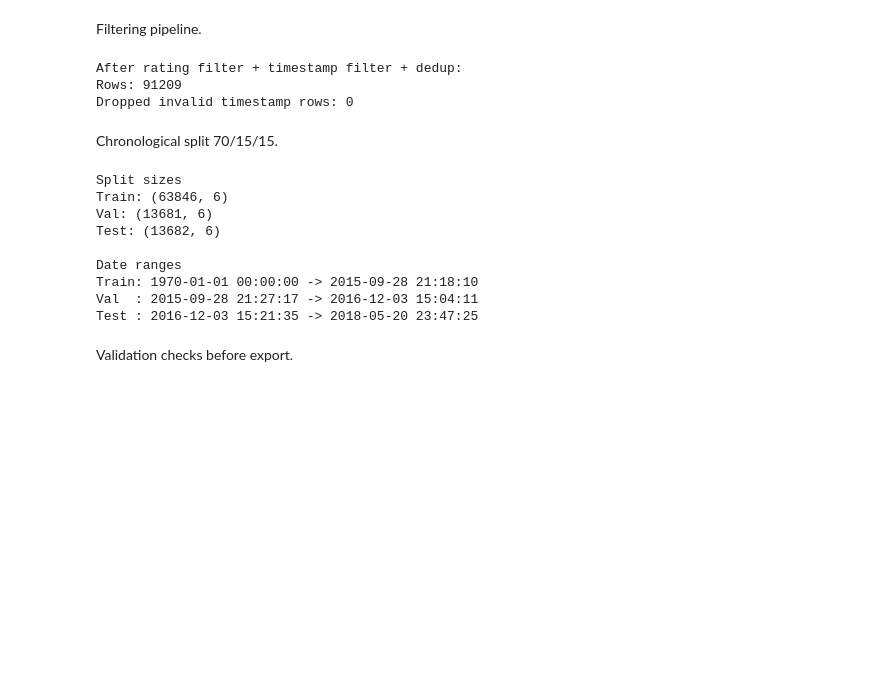
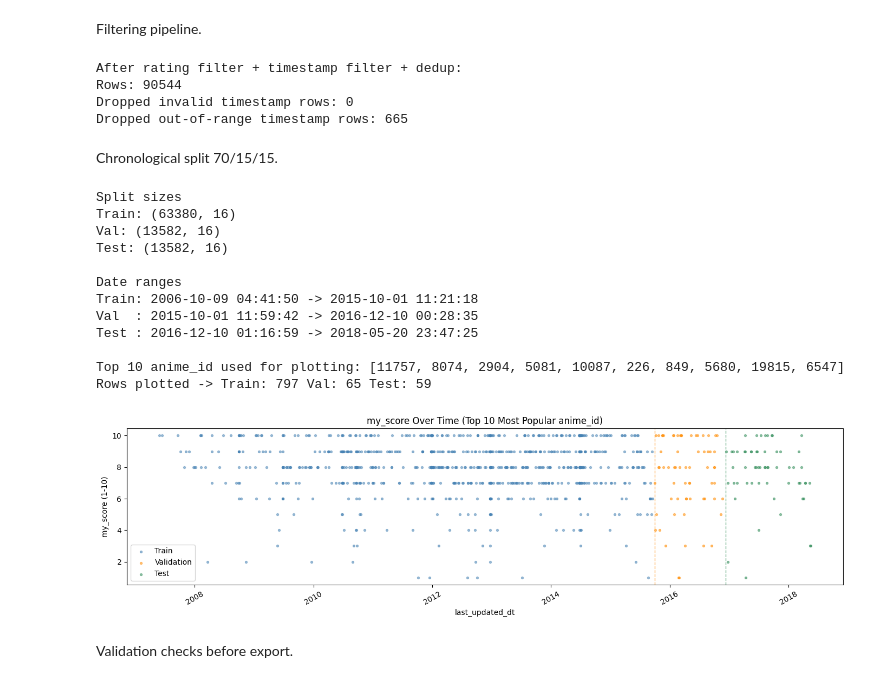
Before and after one commit to prynetopg777/STINTSYMajorOutput, a Jupyter notebook: 02_FilterData.ipynb, the cells around one changed output. Drawn from its saved outputs; the diff is of its cells as text; code cells hidden in the pictures; blank space fills up the shorter version.

```diff
--- a/02_FilterData.ipynb
+++ b/02_FilterData.ipynb
@@ -74,12 +57,18 @@ work = df.copy()
 work["my_score"] = pd.to_numeric(work["my_score"], errors="coerce")
 work = work[work["my_score"] >= 1].copy()
 
-# Parse timestamp safely (no infer_datetime_format)
+# Parse timestamp safely
 work["last_updated_dt"] = pd.to_datetime(work["last_updated_dt"], errors="coerce")
 
-# Keep only rows with valid timestamp for chronological split
+# Keep only rows with valid and plausible timestamps for chronological split
 before_ts = len(work)
 work = work.dropna(subset=["last_updated_dt"]).copy()
+
+min_valid_dt = pd.Timestamp("2000-01-01")
+max_valid_dt = pd.Timestamp("2030-01-01")
+out_of_range_mask = (work["last_updated_dt"] < min_valid_dt) | (work["last_updated_dt"] > max_valid_dt)
+dropped_out_of_range = int(out_of_range_mask.sum())
+work = work.loc[~out_of_range_mask].copy()
 
 # Optional de-duplication: keep latest user-anime interaction
 if {"username", "anime_id"}.issubset(work.columns):
@@ -88,43 +77,84 @@ if {"username", "anime_id"}.issubset(work.columns):
 
 print("After rating filter + timestamp filter + dedup:")
 print("Rows:", len(work))
-print("Dropped invalid timestamp rows:", before_ts - len(work))
+print("Dropped invalid timestamp rows:", before_ts - len(work) - dropped_out_of_range)
+print("Dropped out-of-range timestamp rows:", dropped_out_of_range)
 # %% [output]
 After rating filter + timestamp filter + dedup:
-Rows: 91209
+Rows: 90544
 Dropped invalid timestamp rows: 0
+Dropped out-of-range timestamp rows: 665
 # %% [markdown]
 Chronological split 70/15/15.
 # %%
 work = work.sort_values("last_updated_dt", kind="mergesort").reset_index(drop=True)
 
 n = len(work)
 i70 = int(n * 0.70)
 i85 = int(n * 0.85)
 
 train_df = work.iloc[:i70].copy()
 val_df = work.iloc[i70:i85].copy()
 test_df = work.iloc[i85:].copy()
 
 print("Split sizes")
 print("Train:", train_df.shape)
 print("Val:", val_df.shape)
 print("Test:", test_df.shape)
 
 print("\nDate ranges")
 print("Train:", train_df["last_updated_dt"].min(), "->", train_df["last_updated_dt"].max())
 print("Val  :", val_df["last_updated_dt"].min(), "->", val_df["last_updated_dt"].max())
 print("Test :", test_df["last_updated_dt"].min(), "->", test_df["last_updated_dt"].max())
+
+# Keep only the top 10 most popular anime_id values for visualization
+top_10_anime_ids = work["anime_id"].value_counts().head(10).index
+train_plot = train_df[train_df["anime_id"].isin(top_10_anime_ids)].copy()
+val_plot = val_df[val_df["anime_id"].isin(top_10_anime_ids)].copy()
+test_plot = test_df[test_df["anime_id"].isin(top_10_anime_ids)].copy()
+
+print("\nTop 10 anime_id used for plotting:", list(top_10_anime_ids))
+print("Rows plotted -> Train:", len(train_plot), "Val:", len(val_plot), "Test:", len(test_plot))
+
+import matplotlib.pyplot as plt
+import matplotlib.dates as mdates
+
+fig, ax = plt.subplots(figsize=(14, 4))
+
+ax.scatter(train_plot["last_updated_dt"], train_plot["my_score"], color="steelblue",  label="Train",      s=8, alpha=0.5)
+ax.scatter(val_plot["last_updated_dt"],   val_plot["my_score"],   color="darkorange", label="Validation", s=8, alpha=0.5)
+ax.scatter(test_plot["last_updated_dt"],  test_plot["my_score"],  color="seagreen",   label="Test",       s=8, alpha=0.5)
+
+ax.axvline(train_df["last_updated_dt"].max(), color="darkorange", linestyle="--", linewidth=1, alpha=0.7)
+ax.axvline(val_df["last_updated_dt"].max(),   color="seagreen",   linestyle="--", linewidth=1, alpha=0.7)
+
+ax.set_title("my_score Over Time (Top 10 Most Popular anime_id)")
+ax.set_xlabel("last_updated_dt")
+ax.set_ylabel("my_score (1-10)")
+ax.legend()
+
+# Auto locator/formatter improves readability across long timelines
+locator = mdates.AutoDateLocator(minticks=6, maxticks=10)
+ax.xaxis.set_major_locator(locator)
+ax.xaxis.set_major_formatter(mdates.ConciseDateFormatter(locator))
+
+plt.xticks(rotation=30)
+plt.tight_layout()
+plt.show()
 # %% [output]
 Split sizes
-Train: (63846, 6)
-Val: (13681, 6)
-Test: (13682, 6)
+Train: (63380, 16)
+Val: (13582, 16)
+Test: (13582, 16)
 
 Date ranges
-Train: 1970-01-01 00:00:00 -> 2015-09-28 21:18:10
-Val  : 2015-09-28 21:27:17 -> 2016-12-03 15:04:11
-Test : 2016-12-03 15:21:35 -> 2018-05-20 23:47:25
+Train: 2006-10-09 04:41:50 -> 2015-10-01 11:21:18
+Val  : 2015-10-01 11:59:42 -> 2016-12-10 00:28:35
+Test : 2016-12-10 01:16:59 -> 2018-05-20 23:47:25
+
+Top 10 anime_id used for plotting: [11757, 8074, 2904, 5081, 10087, 226, 849, 5680, 19815, 6547]
+Rows plotted -> Train: 797 Val: 65 Test: 59
+[figure, added]
 # %% [markdown]
 Validation checks before export.
 # %%
```
Also changed, not shown: parts of 7 cells of this notebook, 2 other files.
